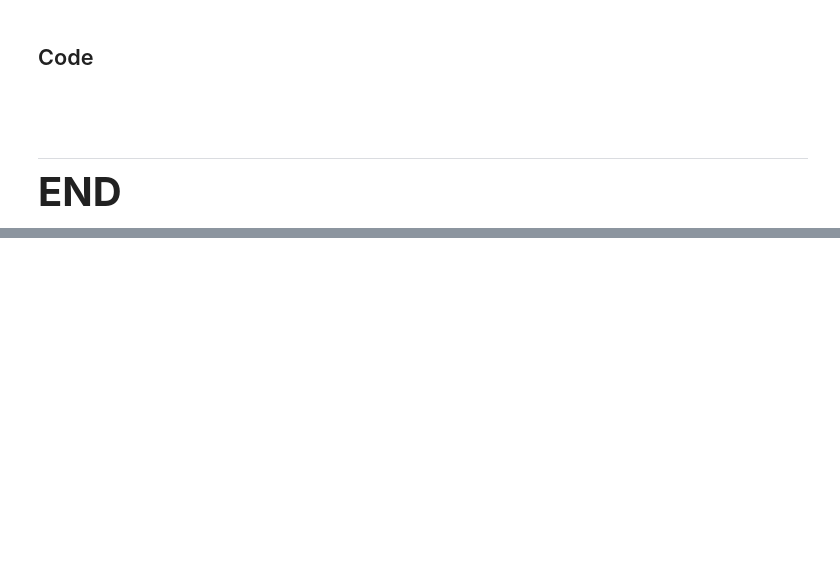
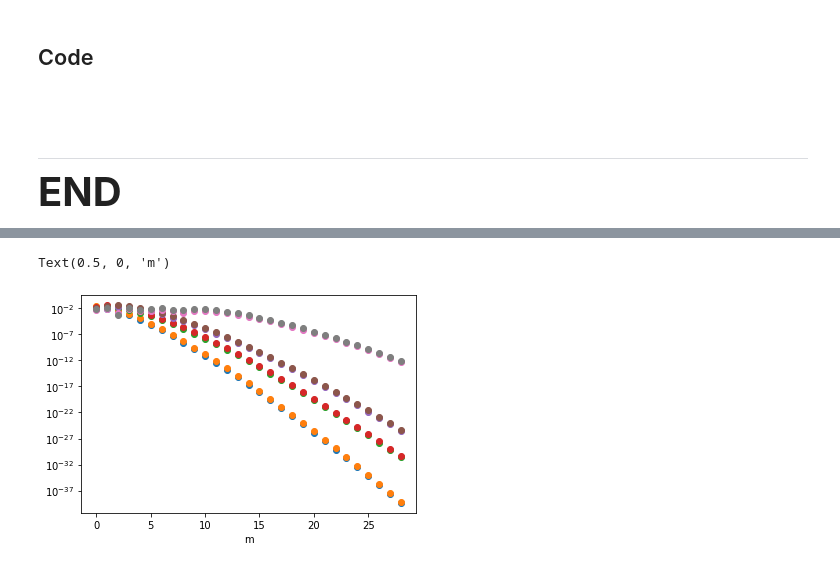
Before and after one commit to nstarman/cosmic_conchometer, a Jupyter notebook: notebooks/Numerical LSS Intrinsic Compton-Y.ipynb, the cells around one changed output, grey strips where cells are left out. Cells and saved outputs as stored; diff of their text form; code cells hidden in the pictures; blank space fills up the shorter version.

```diff
--- a/notebooks/Numerical LSS Intrinsic Compton-Y.ipynb
+++ b/notebooks/Numerical LSS Intrinsic Compton-Y.ipynb
@@ -122,0 +93,3 @@ plt.yscale("log")
+# %%
+scriptCgamma = np.load(get_pkg_data_filename("data/scriptC_nogam/scriptCnogam_comp-1_5.npy", package="cosmic_conchometer"), allow_pickle=True)
+scriptCgamma.shape
@@ -122,0 +98,10 @@ plt.yscale("log")
+# %%
+def scriptC(L, m=None, M=None):
+    m = slice(None,None,None) if m is None else m
+    M = slice(None,None,None) if M is None else M
+    return scriptCgamma[L+1, m, M] - mp.power(L / (L + 1), M) * scriptCgamma[L, m, M]
+
+for L in (0, 8):
+    for m in (0, 29):
+        for M in (0, 99):
+            print(f"C({L}, {m}, {M}) = {scriptC(L, m, M)}, {mp.power(L,m*2/3) * scriptC(L, m, M)}")
@@ -122,0 +117,20 @@ plt.yscale("log")
+# %%
+mm = np.arange(0, 29)
+
+plt.scatter(mm, list(map(lambda m: np.abs(scriptCgamma[0+1, m, 99]), mm)), label="L=0, M=99")
+plt.scatter(mm, list(map(lambda m: np.abs(scriptCgamma[0+1, m, 50]), mm)), label="L=0, M=50")
+
+plt.scatter(mm, list(map(lambda m: np.abs(scriptCgamma[1+1, m, 99]), mm)), label="L=1, M=99")
+plt.scatter(mm, list(map(lambda m: np.abs(scriptCgamma[1+1, m, 50]), mm)), label="L=1, M=50")
+
+plt.scatter(mm, list(map(lambda m: np.abs(scriptCgamma[2+1, m, 99]), mm)), label="L=2, M=99")
+plt.scatter(mm, list(map(lambda m: np.abs(scriptCgamma[2+1, m, 50]), mm)), label="L=2, M=50")
+
+plt.scatter(mm, list(map(lambda m: np.abs(scriptCgamma[8+1, m, 99]), mm)), label="L=8, M=99")
+plt.scatter(mm, list(map(lambda m: np.abs(scriptCgamma[8+1, m, 50]), mm)), label="L=8, M=50")
+# plt.legend()
+plt.yscale("log")
+plt.xlabel("m")
+# %% [output]
+Text(0.5, 0, 'm')
+[figure, added]
```
Also changed, not shown: parts of 11 cells of this notebook, 7 other files.
